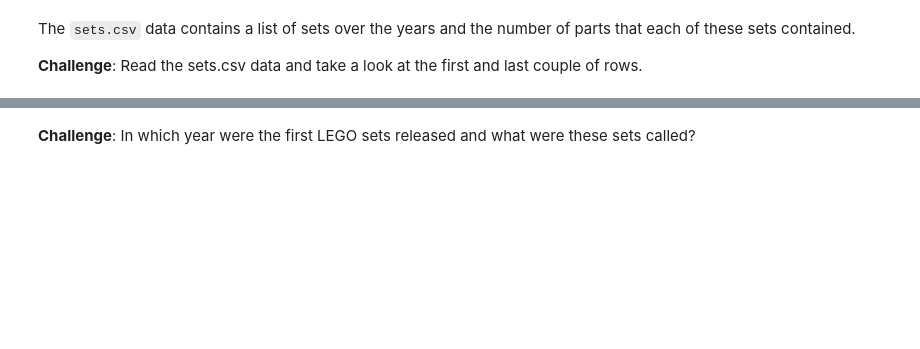
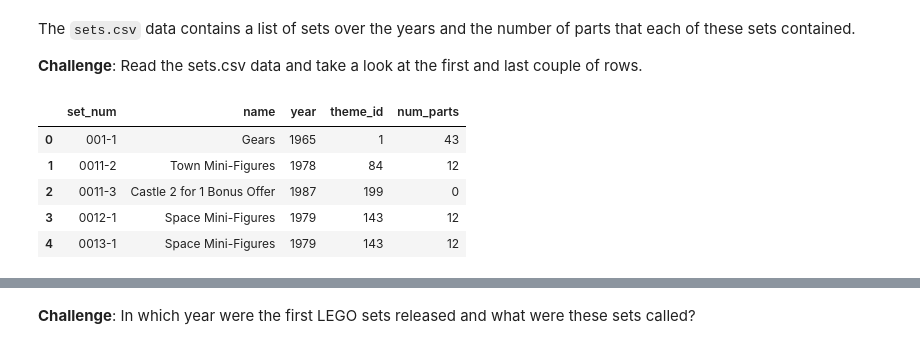
Before and after one commit to nico-Zero/Python, a Jupyter notebook: New_Shit__/Angela_Yu__/Day_73_LAGO_Dataset/LEGO Notebook and Data (start)/Lego_Analysis_for_Course_(start).ipynb, the cells around one changed output, grey strips where cells are left out. Drawn from its saved outputs; the diff is of its cells as text; code cells hidden in the pictures; blank space fills up the shorter version.

```diff
--- a/New_Shit__/Angela_Yu__/Day_73_LAGO_Dataset/LEGO Notebook and Data (start)/Lego_Analysis_for_Course_(start).ipynb
+++ b/New_Shit__/Angela_Yu__/Day_73_LAGO_Dataset/LEGO Notebook and Data (start)/Lego_Analysis_for_Course_(start).ipynb
@@ -48,3 +74,13 @@ A lego set is a particular box of LEGO or product. Therefore, a single theme typ
 The <code>sets.csv</code> data contains a list of sets over the years and the number of parts that each of these sets contained.
 
 **Challenge**: Read the sets.csv data and take a look at the first and last couple of rows.
+# %%
+set_df = pd.read_csv(r"data/sets.csv")
+set_df.head()
+# %% [output]
+|  | set_num | name | year | theme_id | num_parts |
+| 0 | 001-1 | Gears | 1965 | 1 | 43 |
+| 1 | 0011-2 | Town Mini-Figures | 1978 | 84 | 12 |
+| 2 | 0011-3 | Castle 2 for 1 Bonus Offer | 1987 | 199 | 0 |
+| 3 | 0012-1 | Space Mini-Figures | 1979 | 143 | 12 |
+| 4 | 0013-1 | Space Mini-Figures | 1979 | 143 | 12 |
```
Also changed, not shown: parts of 15 cells of this notebook, 1 other file.
